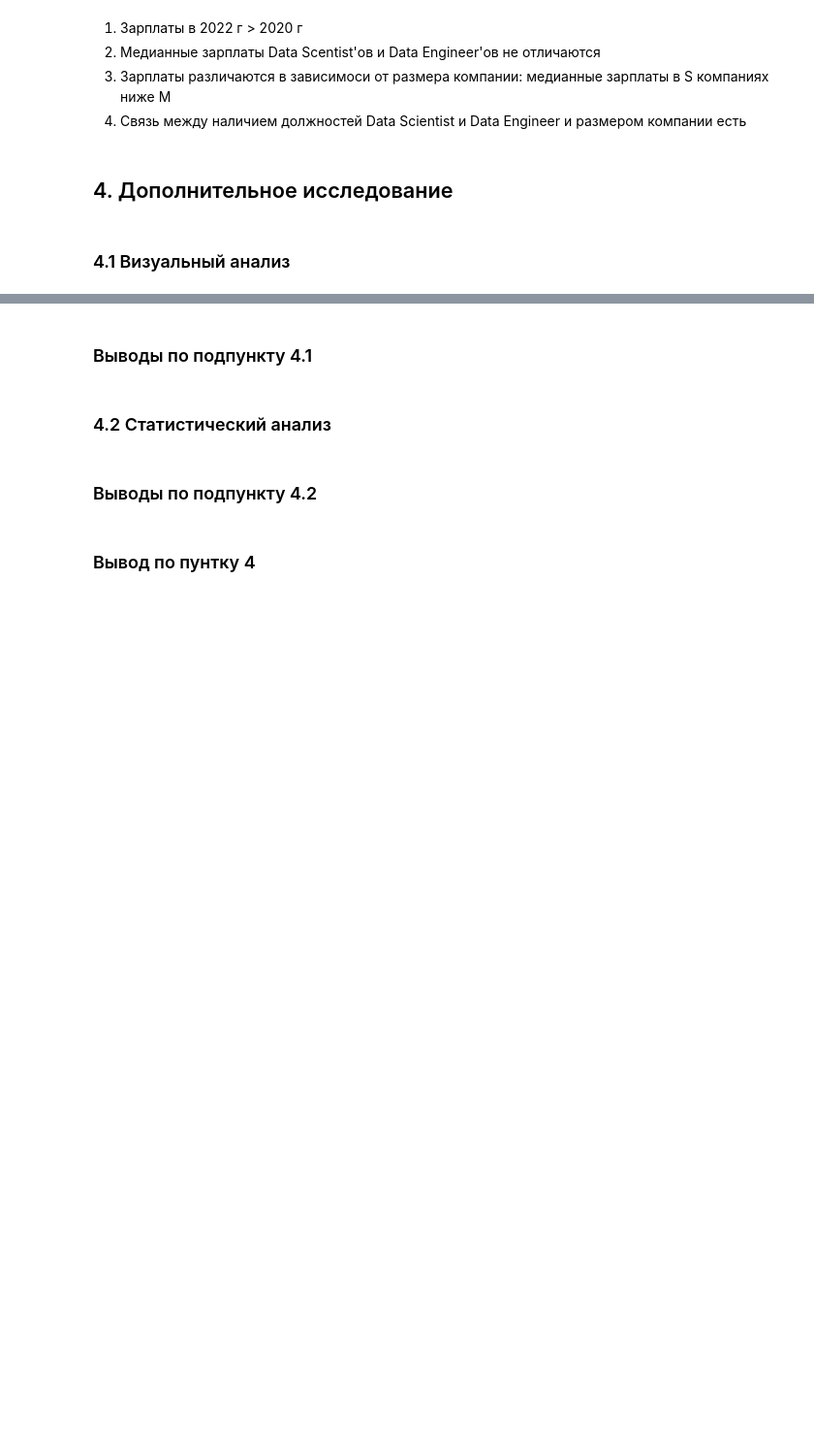
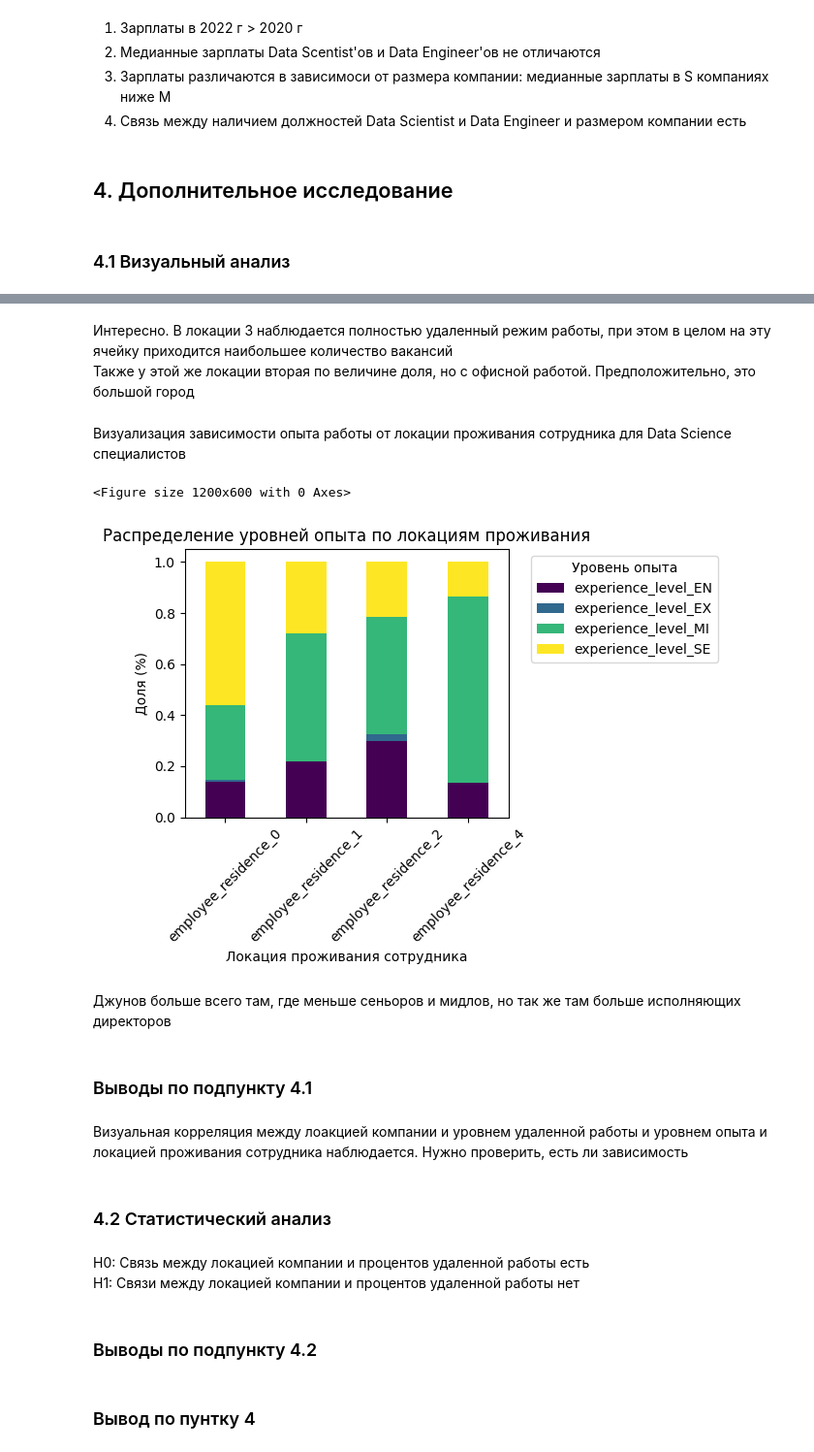
Before and after one commit to UlyanaGru/EDA_practice, a Jupyter notebook: EDA_practice.ipynb, the cells around one changed output, grey strips where cells are left out. Shown at 97% size. Saved outputs shown, nothing was run; the diff lists cells and outputs as text; code cells hidden in the pictures; blank space fills up the shorter version.

```diff
--- a/EDA_practice.ipynb
+++ b/EDA_practice.ipynb
@@ -1221,7 +1241,46 @@ p-значение больше, чем заданный уровень знач
+# %% [markdown]
+Интересно. В локации 3 наблюдается полностью удаленный режим работы, при этом в целом на эту ячейку приходится наибольшее
+количество вакансий\
+Также у этой же локации вторая по величине доля, но с офисной работой. Предположительно, это большой город
+# %% [markdown]
+Визуализация зависимости опыта работы от локации проживания сотрудника для Data Science специалистов
+# %%
+# Преобразуем уровень опыта
+data['experience_level'] = data[['experience_level_EN', 'experience_level_MI',
+                               'experience_level_SE', 'experience_level_EX']].idxmax(axis=1)
+# Преобразуем локацию проживания
+data['employee_residence'] = data[['employee_residence_0', 'employee_residence_1',
+                                 'employee_residence_2', 'employee_residence_4']].idxmax(axis=1)
+# Создаем таблицу сопряженности
+cross_tab = pd.crosstab(
+    index=data[data['is_keyword']]['employee_residence'],
+    columns=data[data['is_keyword']]['experience_level'],
+    normalize='index'  # Нормируем по строкам (100% для каждой локации)
+)
+# Визуализация
+plt.figure(figsize=(12, 6))
+cross_tab.plot(kind='bar', stacked=True, colormap='viridis')
+plt.title('Распределение уровней опыта по локациям проживания')
+plt.xlabel('Локация проживания сотрудника')
+plt.ylabel('Доля (%)')
+plt.legend(title='Уровень опыта', bbox_to_anchor=(1.05, 1))
+plt.xticks(rotation=45)
+plt.tight_layout()
+plt.show()
+# %% [output]
+<Figure size 1200x600 with 0 Axes>
+[figure, added]
+# %% [markdown]
+Джунов больше всего там, где меньше сеньоров и мидлов, но так же там больше исполняющих директоров
 # %% [markdown]
 ### Выводы по подпункту 4.1
+# %% [markdown]
+Визуальная корреляция между лоакцией компании и уровнем удаленной работы и уровнем опыта и локацией проживания сотрудника наблюдается. Нужно проверить, есть ли зависимость
 # %% [markdown]
 ### 4.2 Статистический анализ
+# %% [markdown]
+H0: Связь между локацией компании и процентов удаленной работы есть\
+H1: Связи между локацией компании и процентов удаленной работы нет
 # %% [markdown]
 ### Выводы по подпункту 4.2
 # %% [markdown]
```
Also changed, not shown: parts of 5 cells of this notebook.
